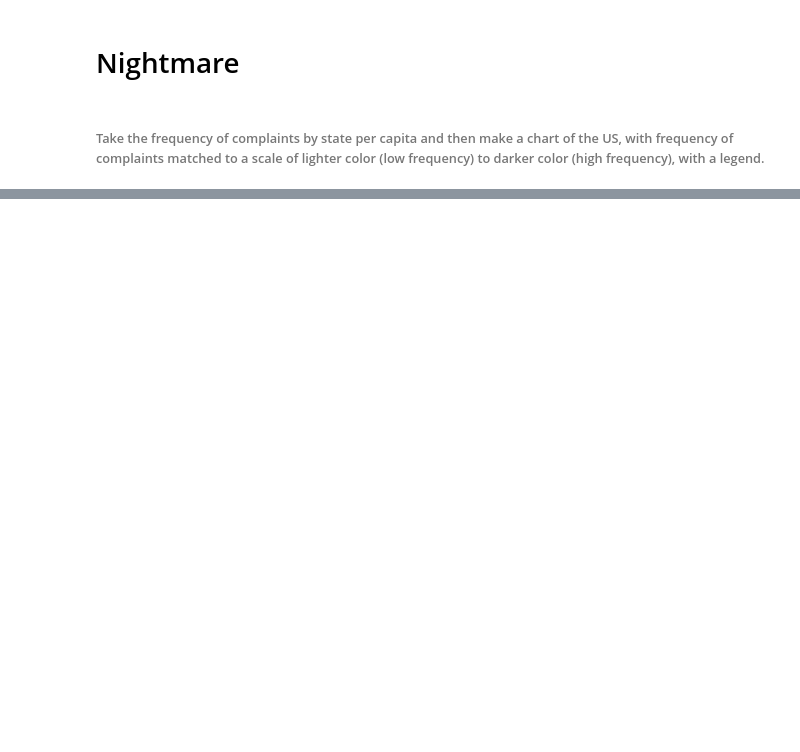
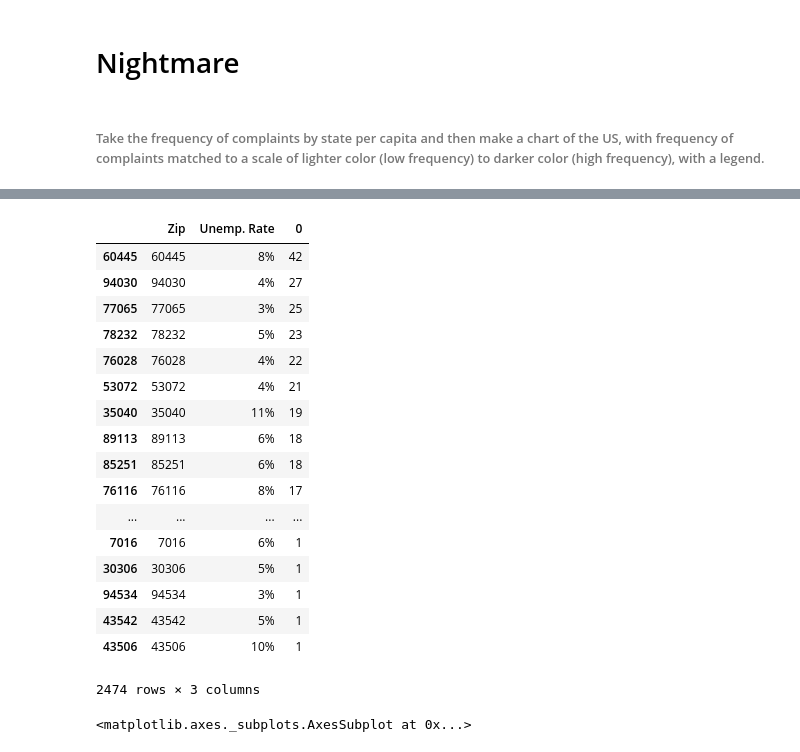
Before and after one commit to tiyd-python-2015-01/consumer-complaints, a Jupyter notebook: consumer_complaints.ipynb, the cells around one changed output, grey strips where cells are left out. Saved outputs shown, nothing was run; the diff lists cells and outputs as text; code cells hidden in the pictures; blank space fills up the shorter version.

```diff
--- a/consumer_complaints.ipynb
+++ b/consumer_complaints.ipynb
@@ -174,3 +170,7 @@ zip_codes.plot(kind ='box')
 # Nightmare
 # %% [markdown]
 ###### Take the frequency of complaints by state per capita and then make a chart of the US, with frequency of complaints matched to a scale of lighter color (low frequency) to darker color (high frequency), with a legend.
+# %%
+unempl_file = pd.read_csv("unemployed.csv")
+unempl_file.index = unempl_file['Zip']
+unempl_file.head()
@@ -176,0 +185,30 @@ zip_codes.plot(kind ='box')
+# %%
+combined_zip_unempl = pd.concat([unempl_file, zip_codes], axis=1)
+combined_zip_unempl = combined_zip_unempl[pd.notnull(combined_zip_unempl['Unemp. Rate'])]
+combined_zip_unempl = combined_zip_unempl[pd.notnull(combined_zip_unempl[0])]
+sorted_unemp = combined_zip_unempl.sort(columns =[0], ascending=False)
+# %%
+sorted_unemp
+# %% [output]
+|  | Zip | Unemp. Rate | 0 |
+| 60445 | 60445 | 8% | 42 |
+| 94030 | 94030 | 4% | 27 |
+| 77065 | 77065 | 3% | 25 |
+| 78232 | 78232 | 5% | 23 |
+| 76028 | 76028 | 4% | 22 |
+| 53072 | 53072 | 4% | 21 |
+| 35040 | 35040 | 11% | 19 |
+| 89113 | 89113 | 6% | 18 |
+| 85251 | 85251 | 6% | 18 |
+| 76116 | 76116 | 8% | 17 |
+| ... | ... | ... | ... |
+| 7016 | 7016 | 6% | 1 |
+| 30306 | 30306 | 5% | 1 |
+| 94534 | 94534 | 3% | 1 |
+| 43542 | 43542 | 5% | 1 |
+| 43506 | 43506 | 10% | 1 |
+2474 rows × 3 columns
+# %%
+sorted_unemp.plot(kind='barh', figsize =(9,9))
+# %% [output]
+<matplotlib.axes._subplots.AxesSubplot at 0x...>
```
Also changed, not shown: parts of 3 cells of this notebook.
